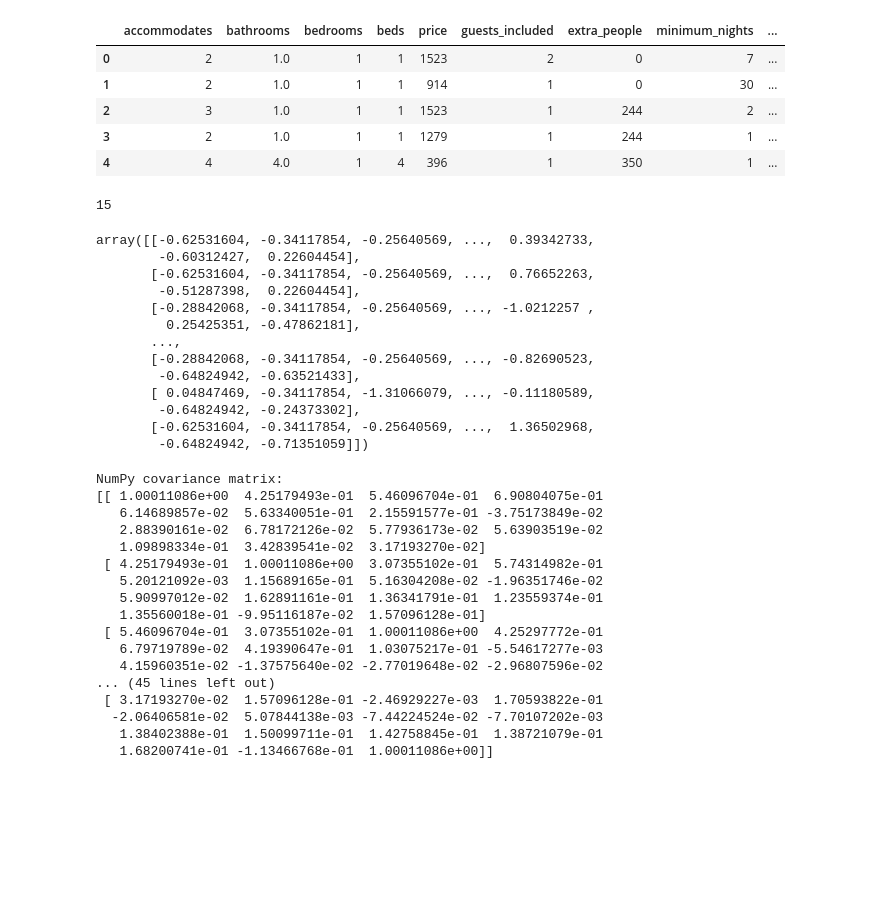
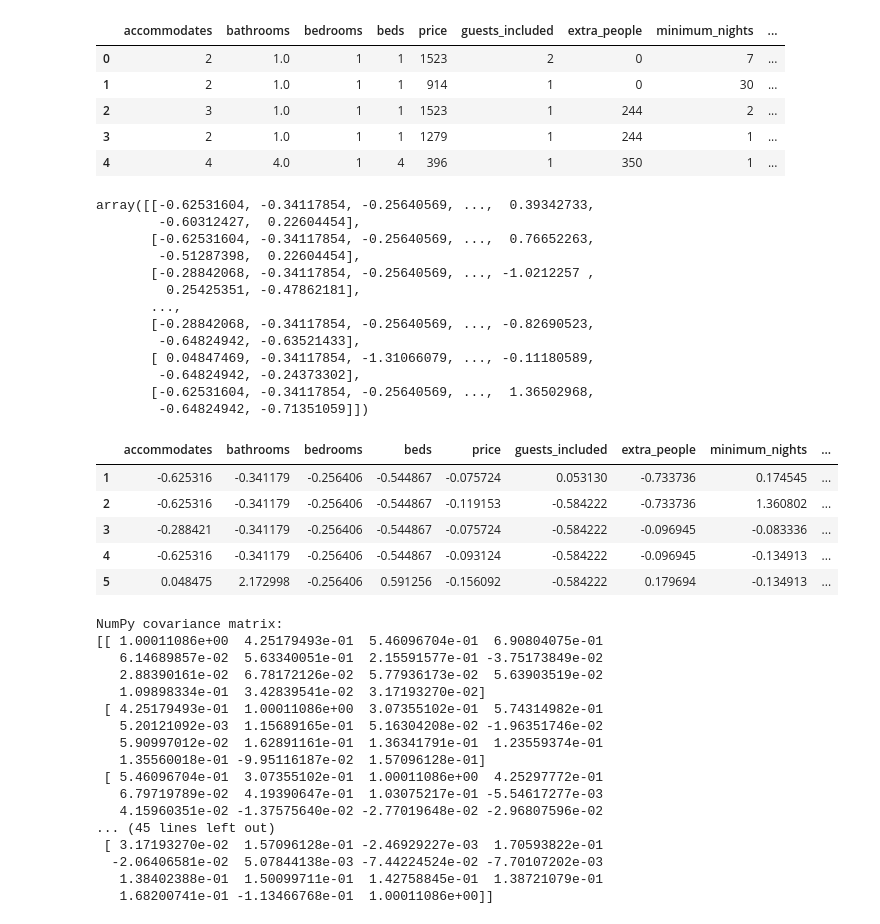
Before and after one commit to Kzis/python-bads4002, a Jupyter notebook: pca.ipynb, the cells around one changed output. Drawn from its saved outputs; the diff is of its cells as text; code cells hidden in the pictures; blank space fills up the shorter version.

```diff
--- a/pca.ipynb
+++ b/pca.ipynb
@@ -19,23 +26,33 @@ from sklearn.preprocessing import StandardScaler
 sc = StandardScaler()
 X_train = sc.fit_transform(dataset)
 
-print(len(X_train[0]))
 X_train
 # %% [output]
-15
+array([[-0.62531604, -0.34117854, -0.25640569, ...,  0.39342733,
+        -0.60312427,  0.22604454],
+       [-0.62531604, -0.34117854, -0.25640569, ...,  0.76652263,
+        -0.51287398,  0.22604454],
+       [-0.28842068, -0.34117854, -0.25640569, ..., -1.0212257 ,
+         0.25425351, -0.47862181],
+       ...,
+       [-0.28842068, -0.34117854, -0.25640569, ..., -0.82690523,
+        -0.64824942, -0.63521433],
+       [ 0.04847469, -0.34117854, -1.31066079, ..., -0.11180589,
+        -0.64824942, -0.24373302],
+       [-0.62531604, -0.34117854, -0.25640569, ...,  1.36502968,
+        -0.64824942, -0.71351059]])
-array([[-0.62531604, -0.34117854, -0.25640569, ...,  0.39342733,
-        -0.60312427,  0.22604454],
-       [-0.62531604, -0.34117854, -0.25640569, ...,  0.76652263,
-        -0.51287398,  0.22604454],
-       [-0.28842068, -0.34117854, -0.25640569, ..., -1.0212257 ,
-         0.25425351, -0.47862181],
-       ...,
-       [-0.28842068, -0.34117854, -0.25640569, ..., -0.82690523,
-        -0.64824942, -0.63521433],
-       [ 0.04847469, -0.34117854, -1.31066079, ..., -0.11180589,
-        -0.64824942, -0.24373302],
-       [-0.62531604, -0.34117854, -0.25640569, ...,  1.36502968,
-        -0.64824942, -0.71351059]])
+# %%
+df = pd.DataFrame()
+df = df.append(pd.DataFrame(X_train.tolist(), columns=columns))
+df.index = np.arange(1,len(df)+1)
+df.head()
+# %% [output]
+|  | accommodates | bathrooms | bedrooms | beds | price | guests_included | extra_people | minimum_nights | ... |
+| 1 | -0.625316 | -0.341179 | -0.256406 | -0.544867 | -0.075724 | 0.053130 | -0.733736 | 0.174545 | ... |
+| 2 | -0.625316 | -0.341179 | -0.256406 | -0.544867 | -0.119153 | -0.584222 | -0.733736 | 1.360802 | ... |
+| 3 | -0.288421 | -0.341179 | -0.256406 | -0.544867 | -0.075724 | -0.584222 | -0.096945 | -0.083336 | ... |
+| 4 | -0.625316 | -0.341179 | -0.256406 | -0.544867 | -0.093124 | -0.584222 | -0.096945 | -0.134913 | ... |
+| 5 | 0.048475 | 2.172998 | -0.256406 | 0.591256 | -0.156092 | -0.584222 | 0.179694 | -0.134913 | ... |
 # %%
 import numpy as np
 cov_mat = np.cov(X_train.T)
```
Also changed, not shown: parts of 6 cells of this notebook.
